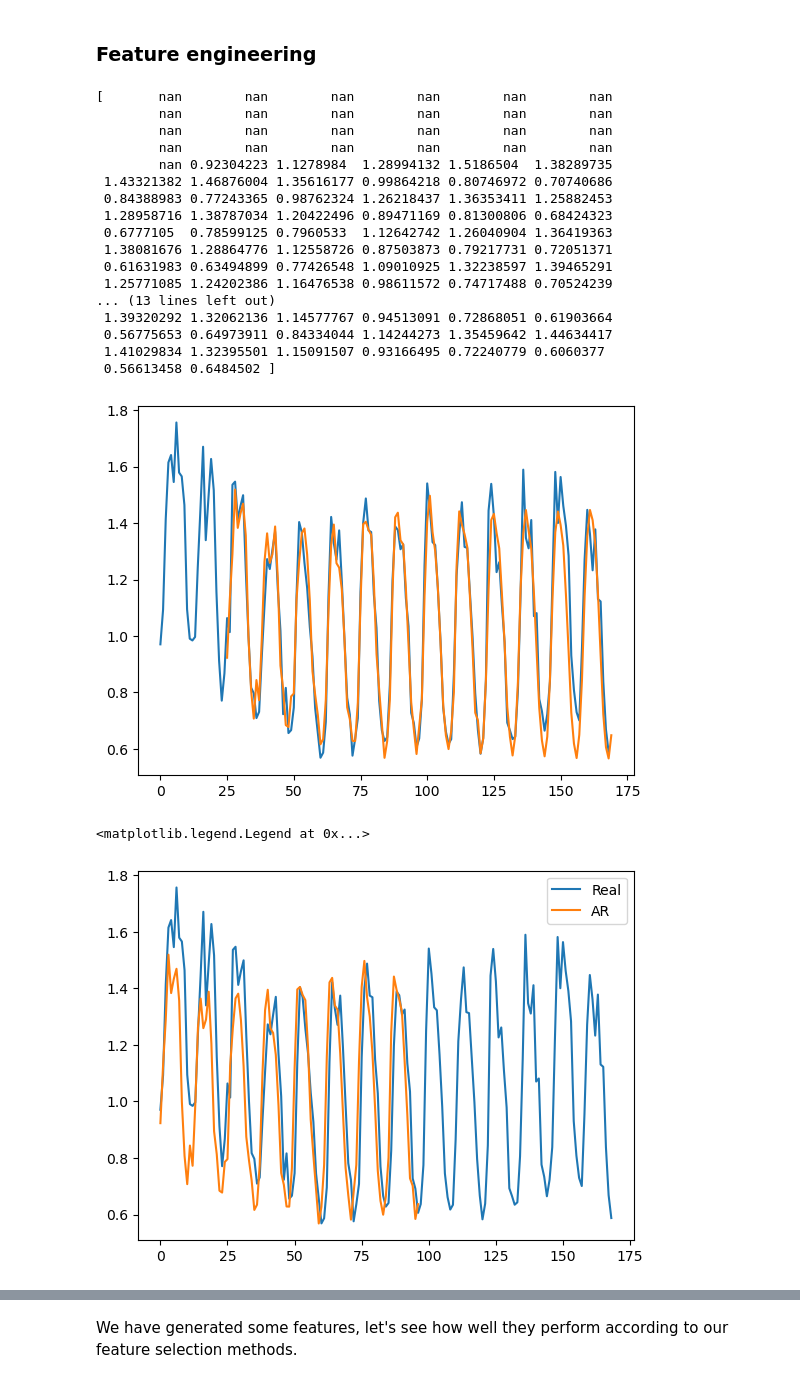
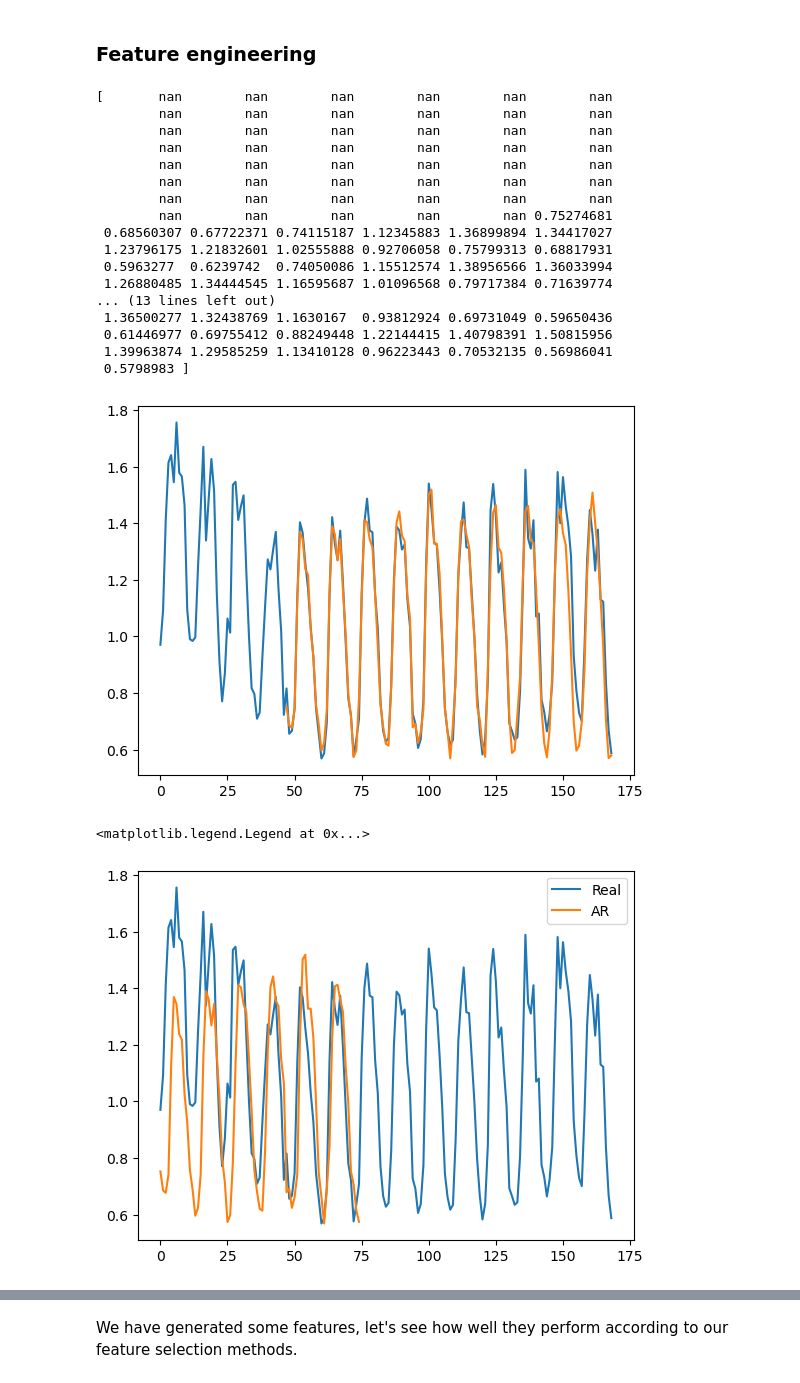
Before and after one commit to gaya22/Project_3_SEne, a Jupyter notebook: 04_feature_selection.ipynb, the cells around one changed output, grey strips where cells are left out. Cells and saved outputs as stored; diff of their text form; code cells hidden in the pictures.

```diff
--- a/04_feature_selection.ipynb
+++ b/04_feature_selection.ipynb
@@ -243,54 +243,48 @@ We will try to use these estimators in the following, as well as creating additi
 ### Feature engineering
 # %%
 #'ratio' autoestimator
-window = [1,2,3,4,5,6,7,8,9,10,11,12]
-window = list(range(1,26))
+
+window = list(range(1,48))
 Y = dfIT.values[:,-1]
 
 split_point = 122
 train, test = Y[0:split_point], Y[split_point:]
 
 # train autoregression
-model = AutoReg(train, lags=[1], missing='drop')
-model_fit = model.fit()
-
-# train autoregression
 model = AutoReg(train, lags=window, missing='drop')
 model_fit = model.fit()
 
 # forecast
-predictions = model.predict(start=len(train), end=len(train) + len(test), params=model_fit.params)
-predictions = model.predict(start=0, end=len(train) + len(test), params=model_fit.params)
-
+predictions = model.predict(start=0, end=len(Y)-1, params=model_fit.params)
 print(predictions)
 
 # plot
 plt.plot(Y)
 plt.plot(predictions)
 plt.show()
 
 plt.plot(Y,label='Real')
 plt.plot(model_fit.fittedvalues,label='AR')
 plt.legend()
 # %% [output]
 [       nan        nan        nan        nan        nan        nan
         nan        nan        nan        nan        nan        nan
         nan        nan        nan        nan        nan        nan
         nan        nan        nan        nan        nan        nan
-        nan 0.92304223 1.1278984  1.28994132 1.5186504  1.38289735
- 1.43321382 1.46876004 1.35616177 0.99864218 0.80746972 0.70740686
- 0.84388983 0.77243365 0.98762324 1.26218437 1.36353411 1.25882453
- 1.28958716 1.38787034 1.20422496 0.89471169 0.81300806 0.68424323
- 0.6777105  0.78599125 0.7960533  1.12642742 1.26040904 1.36419363
- 1.38081676 1.28864776 1.12558726 0.87503873 0.79217731 0.72051371
- 0.61631983 0.63494899 0.77426548 1.09010925 1.32238597 1.39465291
- 1.25771085 1.24202386 1.16476538 0.98611572 0.74717488 0.70524239
+        nan        nan        nan        nan        nan        nan
+        nan        nan        nan        nan        nan        nan
+        nan        nan        nan        nan        nan        nan
+        nan        nan        nan        nan        nan 0.75274681
+ 0.68560307 0.67722371 0.74115187 1.12345883 1.36899894 1.34417027
+ 1.23796175 1.21832601 1.02555888 0.92706058 0.75799313 0.68817931
+ 0.5963277  0.6239742  0.74050086 1.15512574 1.38956566 1.36033994
+ 1.26880485 1.34444545 1.16595687 1.01096568 0.79717384 0.71639774
 ... (13 lines left out)
- 1.39320292 1.32062136 1.14577767 0.94513091 0.72868051 0.61903664
- 0.56775653 0.64973911 0.84334044 1.14244273 1.35459642 1.44634417
- 1.41029834 1.32395501 1.15091507 0.93166495 0.72240779 0.6060377
- 0.56613458 0.6484502 ]
+ 1.36500277 1.32438769 1.1630167  0.93812924 0.69731049 0.59650436
+ 0.61446977 0.69755412 0.88249448 1.22144415 1.40798391 1.50815956
+ 1.39963874 1.29585259 1.13410128 0.96223443 0.70532135 0.56986041
+ 0.5798983 ]
-[figure, old version]
+[figure, new version]
 <matplotlib.legend.Legend at 0x...>
-[figure, old version]
+[figure, new version]
 # %%
```
Also changed, not shown: parts of 9 cells of this notebook.
